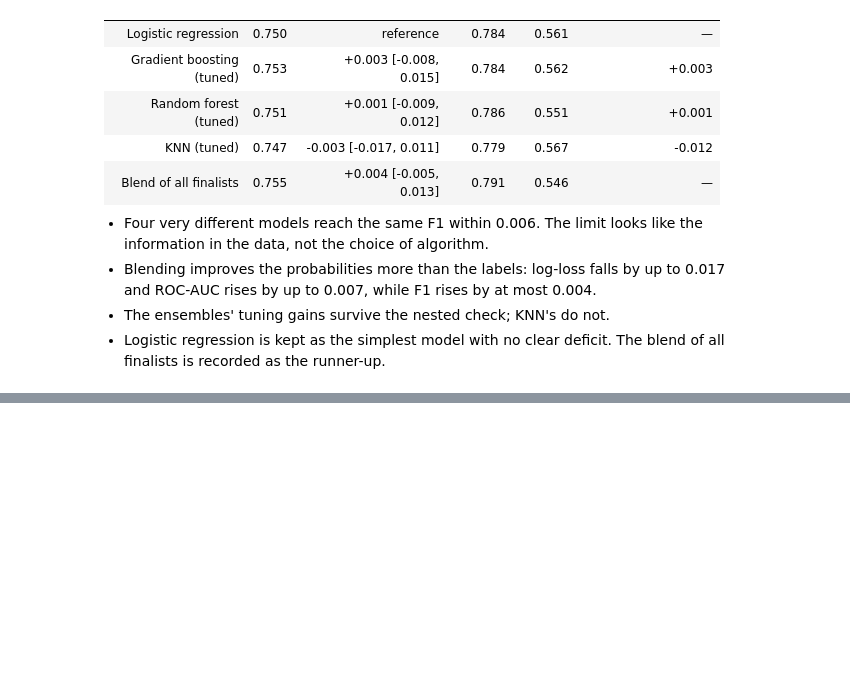
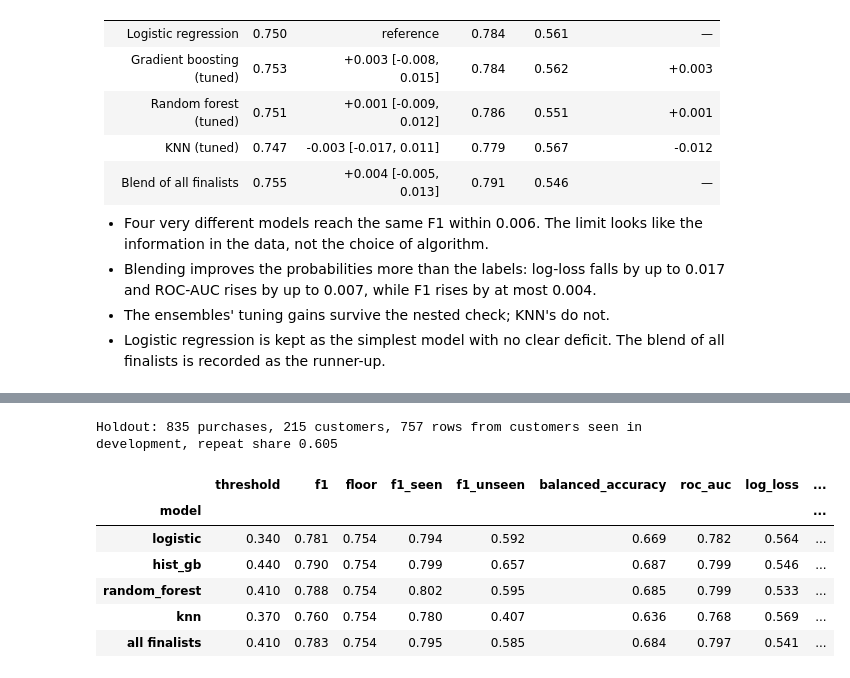
Before and after one commit to PedroHSantos20/ml-repeat-purchase, a Jupyter notebook: notebooks/04_modelling_project.ipynb, the cells around one changed output, grey strips where cells are left out. Cells and saved outputs as stored; diff of their text form; code cells hidden in the pictures; blank space fills up the shorter version.

```diff
--- a/notebooks/04_modelling_project.ipynb
+++ b/notebooks/04_modelling_project.ipynb
@@ -2013,12 +2018,3 @@ display(nested.groupby("family")[["nested_tuned", "default", "logistic", "gain_v
 | random_forest | 0.745 | 0.725 | 0.743 | 0.020 | 0.001 |
 # %% [markdown]
 When tuned only on earlier years, both ensembles still gain clearly over their defaults: +0.029 F1 on average for gradient boosting and +0.020 for the forest, positive in every outer year. They end level with logistic regression (+0.003 and +0.001 on average), ahead in 2023 (+0.016 and +0.018) and behind in 2022 (-0.012 and -0.005). KNN's tuning gain mostly disappears: +0.004 on average, negative in two of three years, and 0.012 below logistic regression. Its earlier gain came partly from choosing among many trials on the years it was scored on.
-# %%
-pd.set_option("display.width", 250)
-cols = ["n_features", "f1", "f1_diff", "ci_low", "ci_high", "folds_worse", "balanced_accuracy", "roc_auc", "log_loss", "threshold", "verdict"]
-print("--- 5.1 final board"); print(board_final[cols].round(3).to_string())
-print("--- 5.1 by year"); print(fold_f1_final.round(3).to_string())
-print("--- 5.2 rank correlation"); print(correlation.round(3).to_string())
-print("--- 5.2 blends"); print(board_blend[cols[1:]].round(3).to_string())
-print("--- 5.3 nested"); print(nested.round(3).to_string())
-print(nested.groupby("family")[["nested_tuned", "default", "logistic", "gain_vs_default", "gain_vs_logistic"]].mean().round(3).to_string())
@@ -2099,0 +2153,55 @@ display(log.to_frame().tail(3))
+# %%
+# Complete pipelines of the chosen model and the other finalists, with their tuned settings
+final_pipes = {
+    "logistic": (build_linear_pipeline(LogisticRegression(max_iter=5000, random_state=RANDOM_STATE)), linear_inputs),
+    "hist_gb": (build_tree_pipeline(HistGradientBoostingClassifier(**hgb_params, random_state=RANDOM_STATE)), tree_inputs),
+    "random_forest": (build_tree_pipeline(make_forest(forest_params)), tree_inputs),
+    "knn": (build_linear_pipeline(make_knn(knn_params), select=knn_params["columns"] == "selected"), linear_inputs),
+}
+
+
+def fit_predict(fit_rows, predict_rows):
+    """Fit every finalist on fit_rows and return their probabilities for predict_rows."""
+    return pd.DataFrame({
+        name: clone(pipe).fit(fit_rows[inputs], fit_rows[target]).predict_proba(predict_rows[inputs])[:, 1]
+        for name, (pipe, inputs) in final_pipes.items()
+    })
+
+
+p_holdout = fit_predict(dev, holdout)
+p_holdout[runner_up] = p_holdout[blend_members[runner_up]].mean(axis=1)
+
+# Thresholds stay those chosen on the development years
+thresholds = {name: tuned_runs[name][2] for name in final_pipes} | {runner_up: blend_runs[runner_up][2]}
+y_holdout = holdout[target].to_numpy()
+seen = holdout["customer_id"].isin(dev["customer_id"]).to_numpy()
+
+holdout_rows = []
+for name, p in p_holdout.items():
+    predicted = p.to_numpy() >= thresholds[name]
+    holdout_rows.append({
+        "model": name,
+        "threshold": thresholds[name],
+        "f1": f1_score(y_holdout, predicted),
+        "f1_seen": f1_score(y_holdout[seen], predicted[seen]),
+        "f1_unseen": f1_score(y_holdout[~seen], predicted[~seen]),
+        "balanced_accuracy": balanced_accuracy_score(y_holdout, predicted),
+        "roc_auc": roc_auc_score(y_holdout, p),
+        "log_loss": log_loss(y_holdout, p),
+        "predicted_positive_share": predicted.mean(),
+    })
+board_holdout = pd.DataFrame(holdout_rows).set_index("model")
+board_holdout.insert(2, "floor", f1_floor(y_holdout))
+
+print(f"Holdout: {len(holdout)} purchases, {holdout['customer_id'].nunique()} customers, "
+      f"{seen.sum()} rows from customers seen in development, repeat share {y_holdout.mean():.3f}")
+display(board_holdout.round(3))
+# %% [output]
+Holdout: 835 purchases, 215 customers, 757 rows from customers seen in development, repeat share 0.605
+|  | threshold | f1 | floor | f1_seen | f1_unseen | balanced_accuracy | roc_auc | log_loss | ... |
+| model |  |  |  |  |  |  |  |  | ... |
+| logistic | 0.340 | 0.781 | 0.754 | 0.794 | 0.592 | 0.669 | 0.782 | 0.564 | ... |
+| hist_gb | 0.440 | 0.790 | 0.754 | 0.799 | 0.657 | 0.687 | 0.799 | 0.546 | ... |
+| random_forest | 0.410 | 0.788 | 0.754 | 0.802 | 0.595 | 0.685 | 0.799 | 0.533 | ... |
+| knn | 0.370 | 0.760 | 0.754 | 0.780 | 0.407 | 0.636 | 0.768 | 0.569 | ... |
+| all finalists | 0.410 | 0.783 | 0.754 | 0.795 | 0.585 | 0.684 | 0.797 | 0.541 | ... |
```
Also changed, not shown: parts of 17 cells of this notebook, 14 other files.
